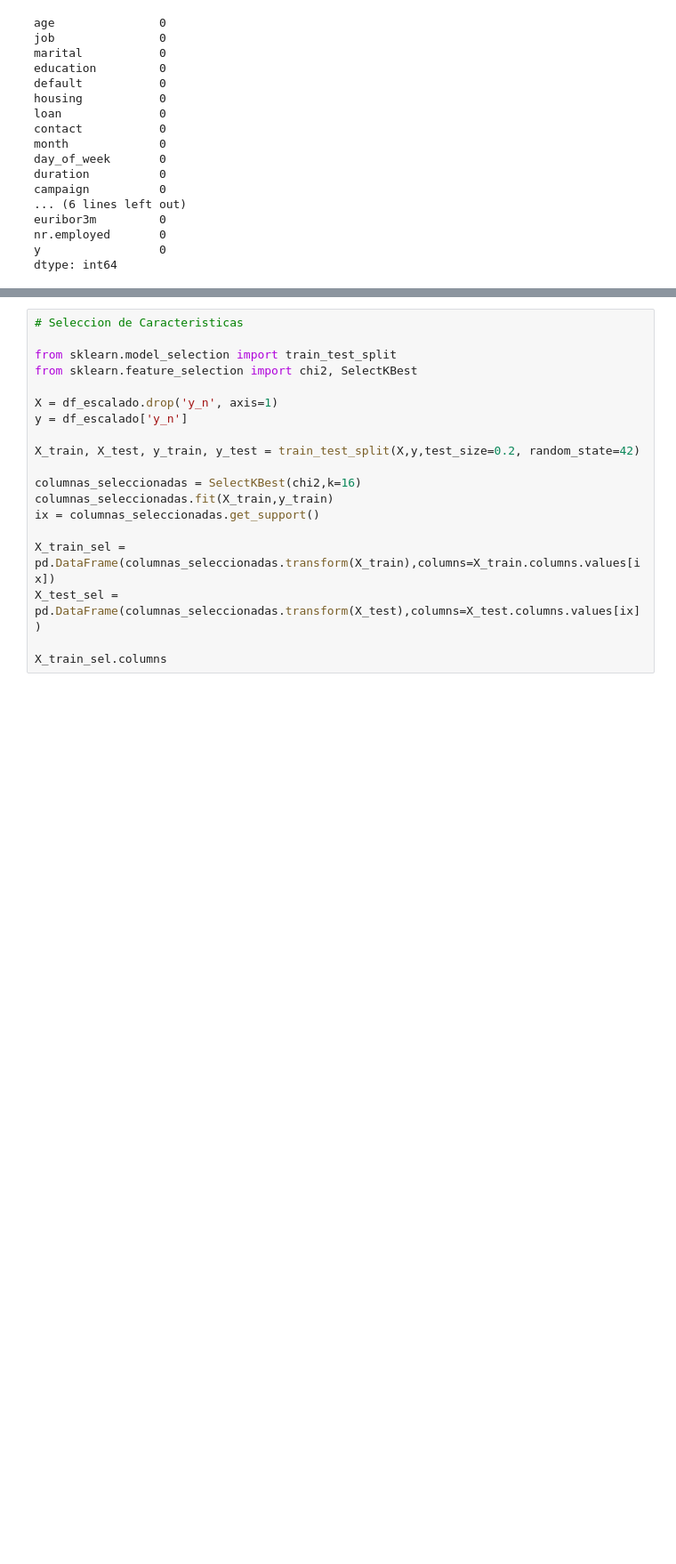
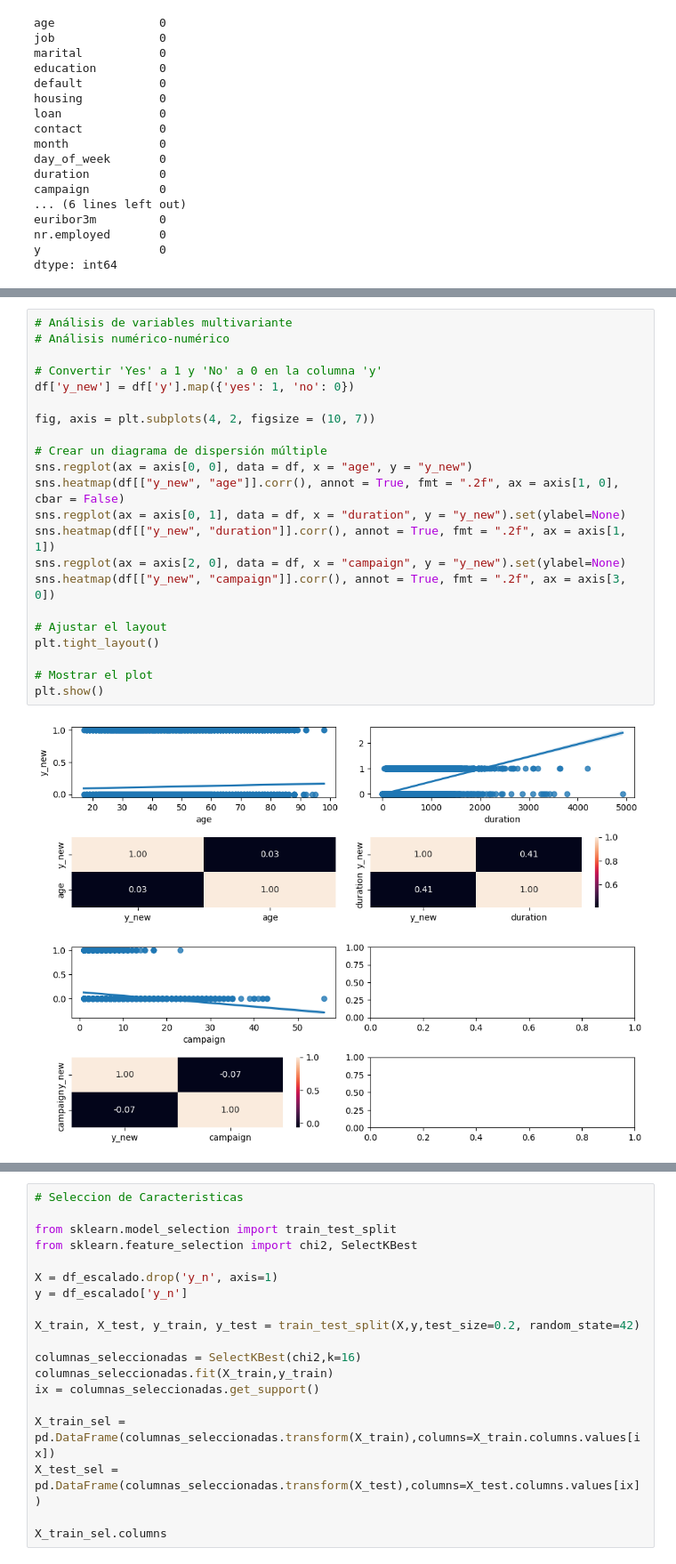
Before and after one commit to grigorow1974/Ejercicio_y_Tutorial_de_Regresion_Logistica, a Jupyter notebook: src/explore.ipynb, the cells around one changed output, grey strips where cells are left out. Shown at 89% size. Saved outputs shown, nothing was run; the diff lists cells and outputs as text; blank space fills up the shorter version.

```diff
--- a/src/explore.ipynb
+++ b/src/explore.ipynb
@@ -62,0 +130,24 @@ dtype: int64
+# %%
+# Análisis de variables multivariante
+# Análisis numérico-numérico
+
+# Convertir 'Yes' a 1 y 'No' a 0 en la columna 'y'
+df['y_new'] = df['y'].map({'yes': 1, 'no': 0})
+
+fig, axis = plt.subplots(4, 2, figsize = (10, 7))
+
+# Crear un diagrama de dispersión múltiple
+sns.regplot(ax = axis[0, 0], data = df, x = "age", y = "y_new")
+sns.heatmap(df[["y_new", "age"]].corr(), annot = True, fmt = ".2f", ax = axis[1, 0], cbar = False)
+sns.regplot(ax = axis[0, 1], data = df, x = "duration", y = "y_new").set(ylabel=None)
+sns.heatmap(df[["y_new", "duration"]].corr(), annot = True, fmt = ".2f", ax = axis[1, 1])
+sns.regplot(ax = axis[2, 0], data = df, x = "campaign", y = "y_new").set(ylabel=None)
+sns.heatmap(df[["y_new", "campaign"]].corr(), annot = True, fmt = ".2f", ax = axis[3, 0])
+
+# Ajustar el layout
+plt.tight_layout()
+
+# Mostrar el plot
+plt.show()
+# %% [output]
+[figure, added]
```
Also changed, not shown: parts of 12 cells of this notebook, 3 other files.
